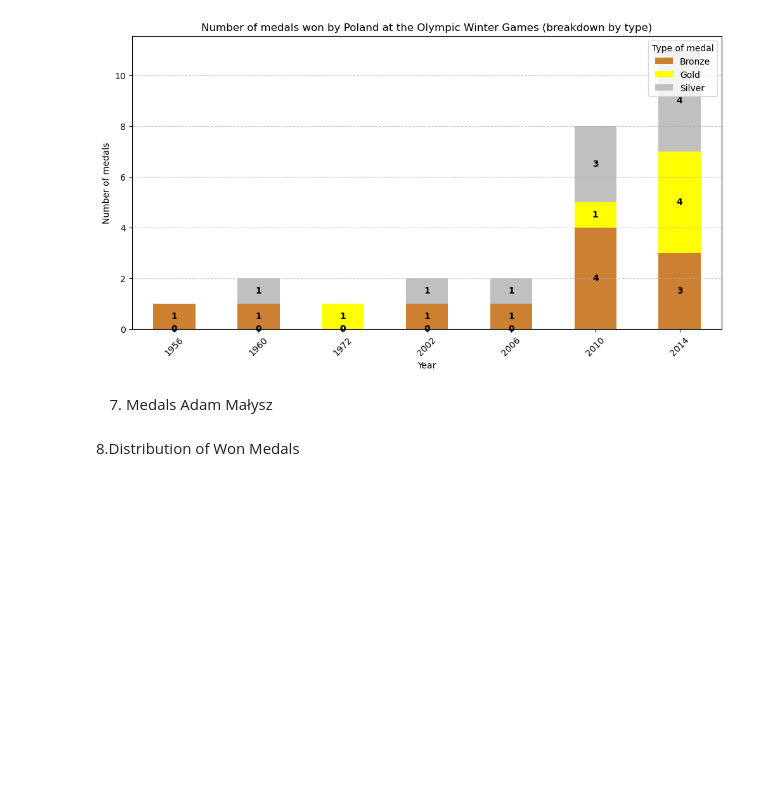
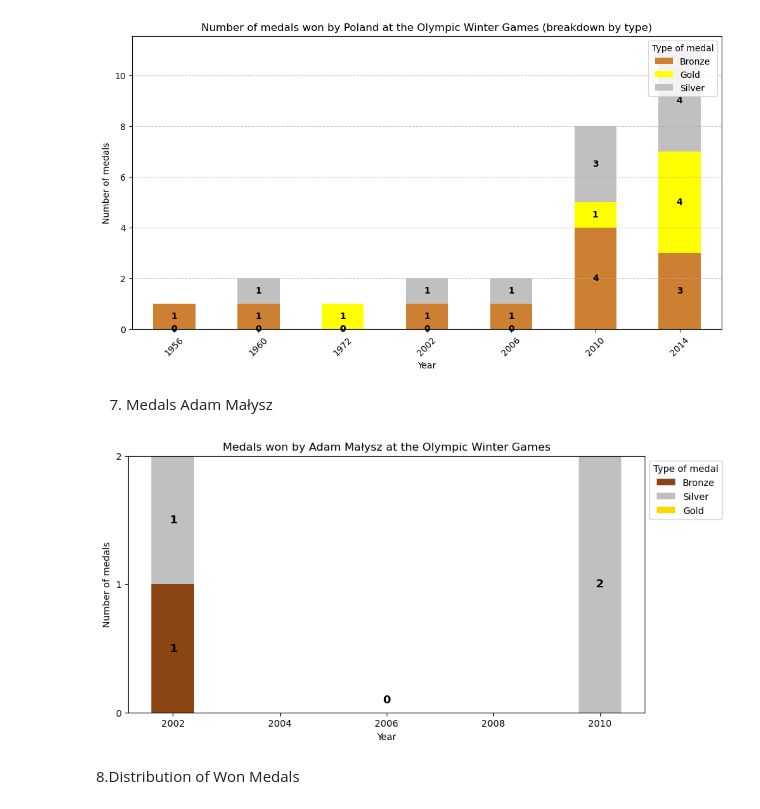
Before and after one commit to mrmateuszcieslak/WinterOlympicGames, a Jupyter notebook: Winter Olympics Games 1924-2014 Analysis Data.ipynb, the cells around one changed output. Saved outputs shown, nothing was run; the diff lists cells and outputs as text; code cells hidden in the pictures; blank space fills up the shorter version.

```diff
--- a/Winter Olympics Games 1924-2014 Analysis Data.ipynb
+++ b/Winter Olympics Games 1924-2014 Analysis Data.ipynb
@@ -152,39 +152,39 @@ silver_filtered = [silver_counts[i] for i, year in enumerate(years_sorted) if ye
 bronze_filtered = [bronze_counts[i] for i, year in enumerate(years_sorted) if year not in [2004, 2008]]
 
 # Stworzenie wykresu słupkowego
-# Stworzenie wykresu słupkowego z poprawioną etykietą dla brązowego medalu
 fig, ax = plt.subplots(figsize=(10, 5))
 
 # Rysowanie słupków
 bars_bronze = ax.bar(years_filtered, bronze_filtered, color="saddlebrown", label="Bronze")
 bars_silver = ax.bar(years_filtered, silver_filtered, bottom=bronze_filtered, color="silver", label="Silver")
 bars_gold = ax.bar(years_filtered, gold_filtered, bottom=np.array(bronze_filtered) + np.array(silver_filtered), color="gold", label="Gold")
 
 # Dodanie etykiet liczbowych na słupkach
 for bars in [bars_bronze, bars_silver, bars_gold]:
     for bar in bars:
         height = bar.get_height()
         if height > 0:
-            y_position = bar.get_y() + height / 2  # Standardowe wyśrodkowanie etykiety
-            if bar in bars_bronze and height == 1:  # Upewnienie się, że etykieta dla brązowego medalu pozostaje na środku
-                y_position = bar.get_y() + height / 2  # Dokładne wyśrodkowanie w obrębie brązowego słupka
+            y_position = bar.get_y() + height / 2
             ax.text(bar.get_x() + bar.get_width() / 2, y_position, str(int(height)),
                     ha='center', va='center', fontsize=12, fontweight='bold', color='black')
 
 # Dodanie wartości 0 dla roku 2006
-ax.text(2006, 0.1, '0', ha='center', va='center', fontsize=12, fontweight='bold', color='black')
+if 2006 in years_filtered:
+    ax.text(2006, 0.1, '0', ha='center', va='center', fontsize=12, fontweight='bold', color='black')
 
 # Ustawienia wykresu
 ax.set_xlabel("Year")
 ax.set_ylabel("Number of medals")
 ax.set_title("Medals won by Adam Małysz at the Olympic Winter Games")
 ax.yaxis.get_major_locator().set_params(integer=True)  # Ustawienie osi Y na liczby całkowite
 
 # Przeniesienie legendy poza wykres
 ax.legend(title="Type of medal", loc='upper left', bbox_to_anchor=(1, 1))
 
 # Wyświetlenie wykresu
 plt.show()
+# %% [output]
+[figure, added]
 # %% [markdown]
 8.Distribution of Won Medals
 # %%
```
